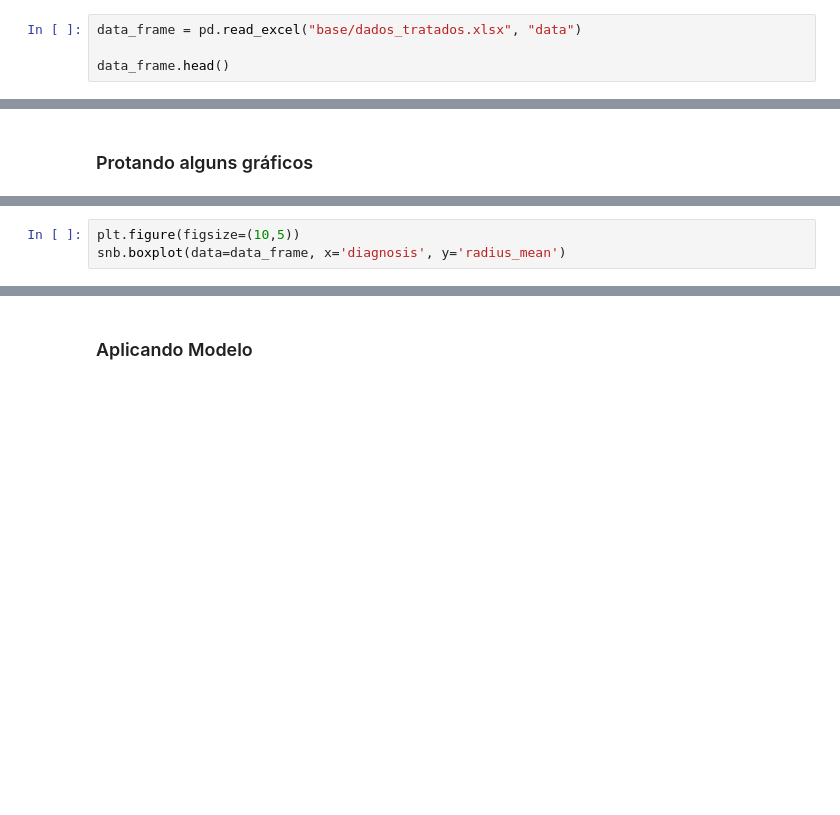
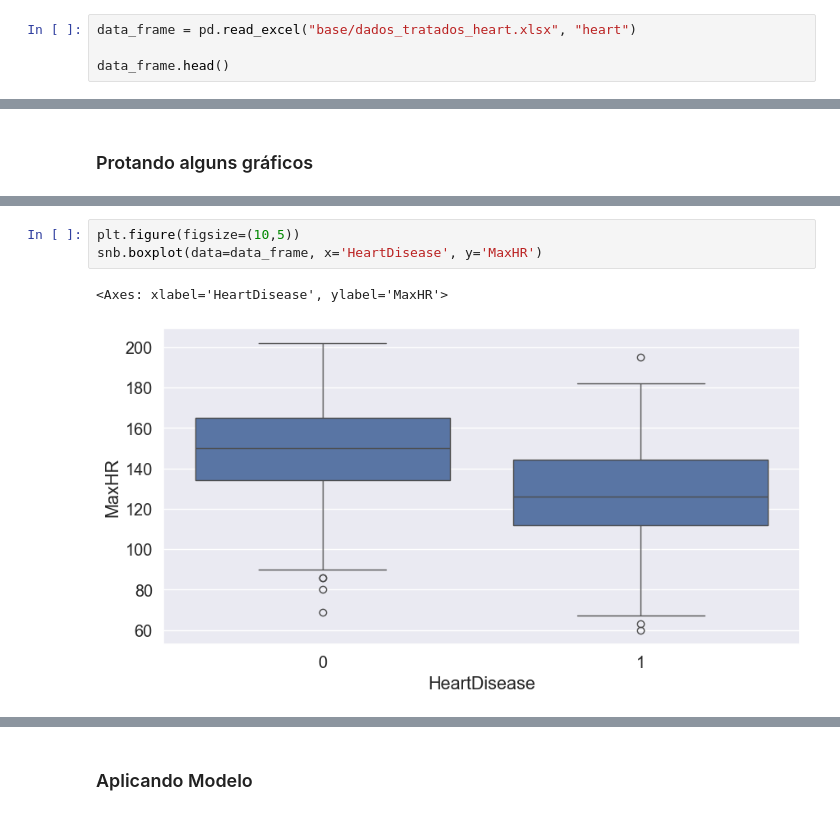
Before and after one commit to renigoms/marchine_learning_project, a Jupyter notebook: regressao_logistica.ipynb, the cells around one changed output, grey strips where cells are left out. Cells and saved outputs as stored; diff of their text form; blank space fills up the shorter version.

```diff
--- a/regressao_logistica.ipynb
+++ b/regressao_logistica.ipynb
@@ -5,4 +6,4 @@ import seaborn as snb
 # %%
-data_frame = pd.read_excel("base/dados_tratados.xlsx", "data")
+data_frame = pd.read_excel("base/dados_tratados_heart.xlsx", "heart")
 
 data_frame.head()
@@ -20,5 +67,8 @@ eixo = data_frame.hist(bins=20, color='blue')
 # %%
 plt.figure(figsize=(10,5))
-snb.boxplot(data=data_frame, x='diagnosis', y='radius_mean')
+snb.boxplot(data=data_frame, x='HeartDisease', y='MaxHR')
+# %% [output]
+<Axes: xlabel='HeartDisease', ylabel='MaxHR'>
+[figure, added]
 # %%
 plt.figure(figsize=(10,5))
```
Also changed, not shown: parts of 18 cells of this notebook.
